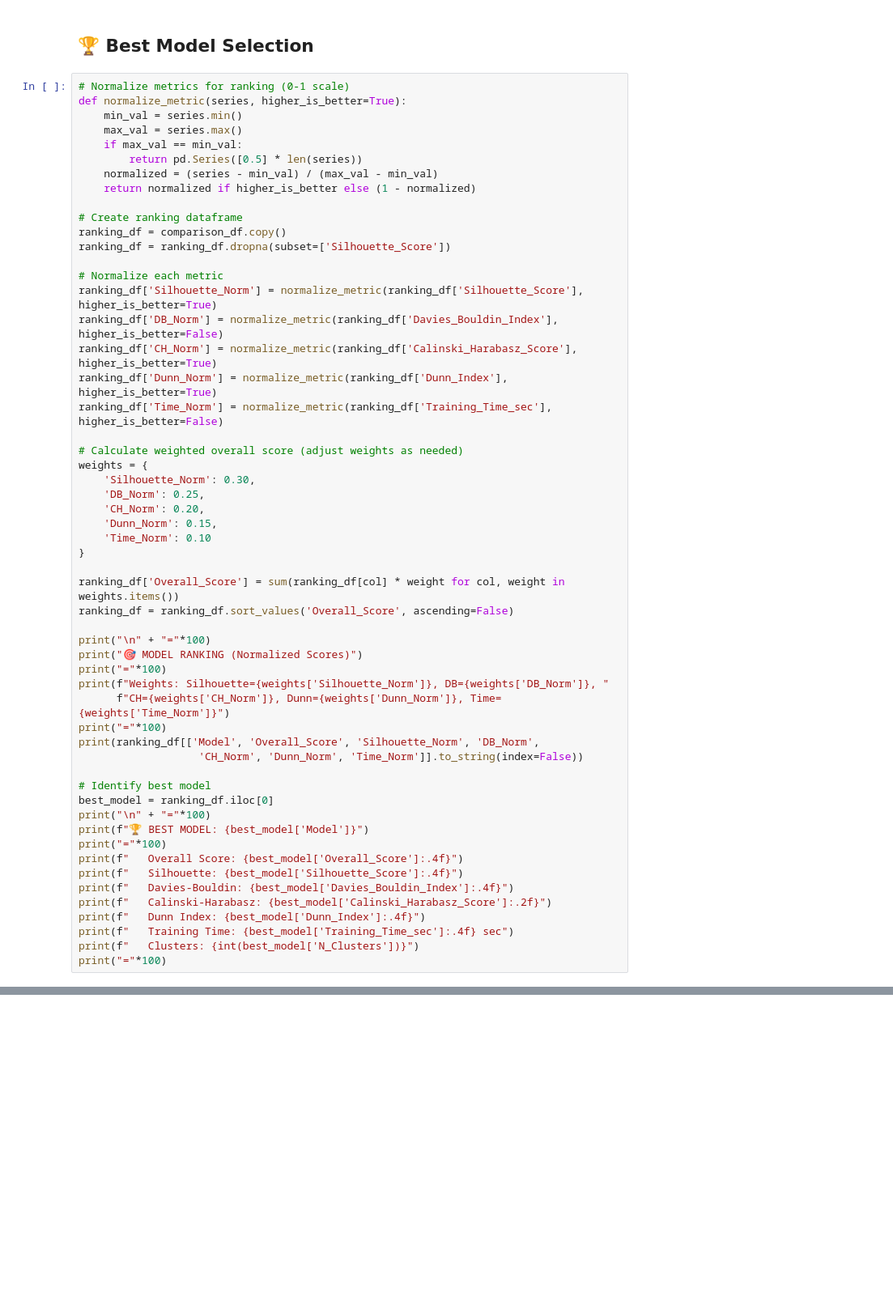
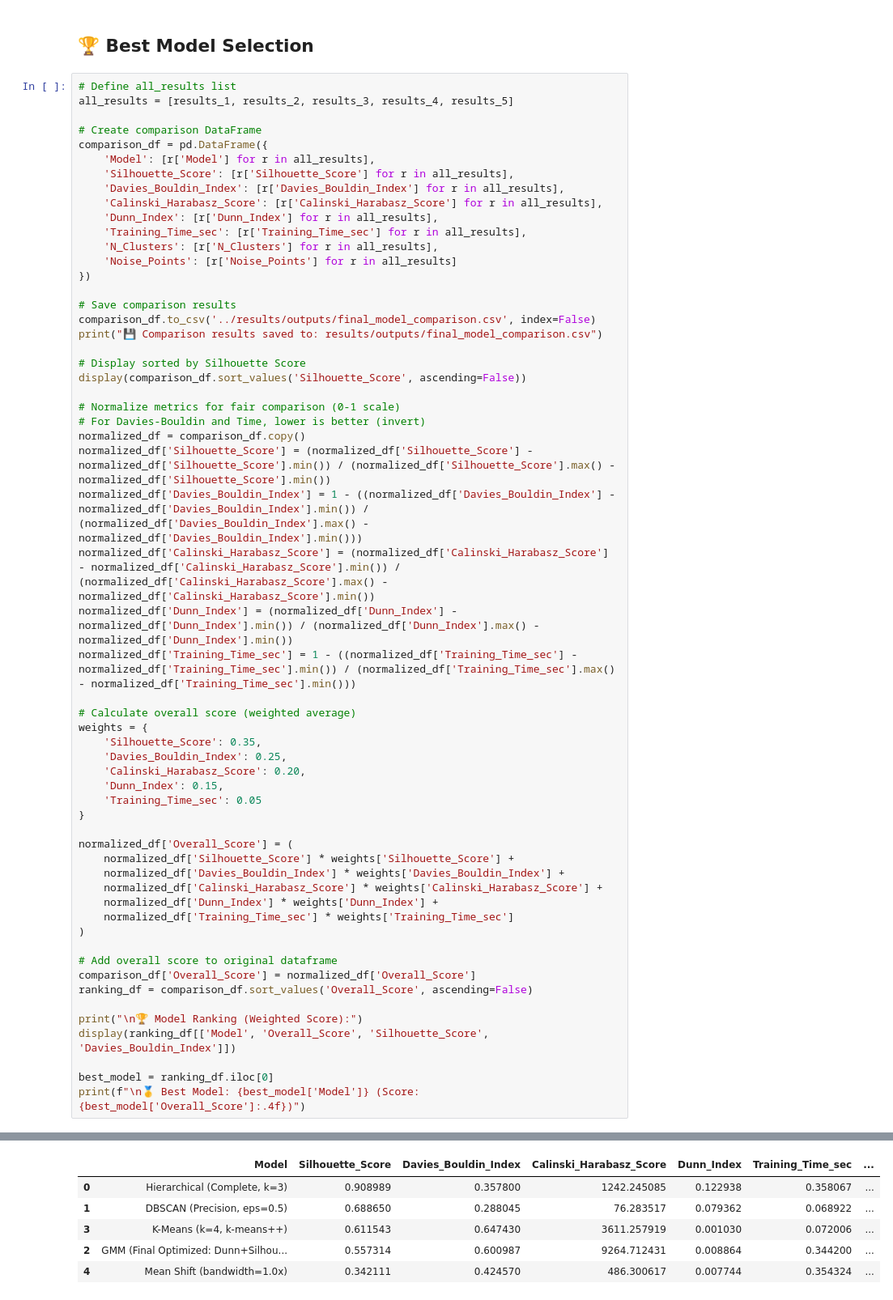
Before and after one commit to pasan2002/customer-segmentation-rfm-pipeline, a Jupyter notebook: src/final_model_comparison.ipynb, the cells around one changed output, grey strips where cells are left out. Shown at 81% size. Saved outputs shown, nothing was run; the diff lists cells and outputs as text; blank space fills up the shorter version.

```diff
--- a/src/final_model_comparison.ipynb
+++ b/src/final_model_comparison.ipynb
@@ -354,58 +354,61 @@ GMM (Final Optimized: Dunn+Silhouette)           3             0          0.5573
 # %% [markdown]
 ## 🏆 Best Model Selection
 # %%
-# Normalize metrics for ranking (0-1 scale)
-def normalize_metric(series, higher_is_better=True):
-    min_val = series.min()
-    max_val = series.max()
-    if max_val == min_val:
-        return pd.Series([0.5] * len(series))
-    normalized = (series - min_val) / (max_val - min_val)
-    return normalized if higher_is_better else (1 - normalized)
+# Define all_results list
+all_results = [results_1, results_2, results_3, results_4, results_5]
 
-# Create ranking dataframe
-ranking_df = comparison_df.copy()
-ranking_df = ranking_df.dropna(subset=['Silhouette_Score'])
+# Create comparison DataFrame
+comparison_df = pd.DataFrame({
+    'Model': [r['Model'] for r in all_results],
+    'Silhouette_Score': [r['Silhouette_Score'] for r in all_results],
+    'Davies_Bouldin_Index': [r['Davies_Bouldin_Index'] for r in all_results],
+    'Calinski_Harabasz_Score': [r['Calinski_Harabasz_Score'] for r in all_results],
+    'Dunn_Index': [r['Dunn_Index'] for r in all_results],
+    'Training_Time_sec': [r['Training_Time_sec'] for r in all_results],
+    'N_Clusters': [r['N_Clusters'] for r in all_results],
+    'Noise_Points': [r['Noise_Points'] for r in all_results]
+})
 
-# Normalize each metric
-ranking_df['Silhouette_Norm'] = normalize_metric(ranking_df['Silhouette_Score'], higher_is_better=True)
-ranking_df['DB_Norm'] = normalize_metric(ranking_df['Davies_Bouldin_Index'], higher_is_better=False)
-ranking_df['CH_Norm'] = normalize_metric(ranking_df['Calinski_Harabasz_Score'], higher_is_better=True)
-ranking_df['Dunn_Norm'] = normalize_metric(ranking_df['Dunn_Index'], higher_is_better=True)
-ranking_df['Time_Norm'] = normalize_metric(ranking_df['Training_Time_sec'], higher_is_better=False)
+# Save comparison results
+comparison_df.to_csv('../results/outputs/final_model_comparison.csv', index=False)
+print("💾 Comparison results saved to: results/outputs/final_model_comparison.csv")
 
-# Calculate weighted overall score (adjust weights as needed)
+# Display sorted by Silhouette Score
+display(comparison_df.sort_values('Silhouette_Score', ascending=False))
+
+# Normalize metrics for fair comparison (0-1 scale)
+# For Davies-Bouldin and Time, lower is better (invert)
+normalized_df = comparison_df.copy()
+normalized_df['Silhouette_Score'] = (normalized_df['Silhouette_Score'] - normalized_df['Silhouette_Score'].min()) / (normalized_df['Silhouette_Score'].max() - normalized_df['Silhouette_Score'].min())
+normalized_df['Davies_Bouldin_Index'] = 1 - ((normalized_df['Davies_Bouldin_Index'] - normalized_df['Davies_Bouldin_Index'].min()) / (normalized_df['Davies_Bouldin_Index'].max() - normalized_df['Davies_Bouldin_Index'].min()))
+normalized_df['Calinski_Harabasz_Score'] = (normalized_df['Calinski_Harabasz_Score'] - normalized_df['Calinski_Harabasz_Score'].min()) / (normalized_df['Calinski_Harabasz_Score'].max() - normalized_df['Calinski_Harabasz_Score'].min())
+normalized_df['Dunn_Index'] = (normalized_df['Dunn_Index'] - normalized_df['Dunn_Index'].min()) / (normalized_df['Dunn_Index'].max() - normalized_df['Dunn_Index'].min())
+normalized_df['Training_Time_sec'] = 1 - ((normalized_df['Training_Time_sec'] - normalized_df['Training_Time_sec'].min()) / (normalized_df['Training_Time_sec'].max() - normalized_df['Training_Time_sec'].min()))
+
+# Calculate overall score (weighted average)
 weights = {
-    'Silhouette_Norm': 0.30,
-    'DB_Norm': 0.25,
-    'CH_Norm': 0.20,
-    'Dunn_Norm': 0.15,
-    'Time_Norm': 0.10
+    'Silhouette_Score': 0.35,
+    'Davies_Bouldin_Index': 0.25,
+    'Calinski_Harabasz_Score': 0.20,
+    'Dunn_Index': 0.15,
+    'Training_Time_sec': 0.05
 }
 
-ranking_df['Overall_Score'] = sum(ranking_df[col] * weight for col, weight in weights.items())
-ranking_df = ranking_df.sort_values('Overall_Score', ascending=False)
+normalized_df['Overall_Score'] = (
+    normalized_df['Silhouette_Score'] * weights['Silhouette_Score'] +
+    normalized_df['Davies_Bouldin_Index'] * weights['Davies_Bouldin_Index'] +
+    normalized_df['Calinski_Harabasz_Score'] * weights['Calinski_Harabasz_Score'] +
+    normalized_df['Dunn_Index'] * weights['Dunn_Index'] +
+    normalized_df['Training_Time_sec'] * weights['Training_Time_sec']
+)
 
-print("\n" + "="*100)
-print("🎯 MODEL RANKING (Normalized Scores)")
-print("="*100)
-print(f"Weights: Silhouette={weights['Silhouette_Norm']}, DB={weights['DB_Norm']}, "
-      f"CH={weights['CH_Norm']}, Dunn={weights['Dunn_Norm']}, Time={weights['Time_Norm']}")
-print("="*100)
-print(ranking_df[['Model', 'Overall_Score', 'Silhouette_Norm', 'DB_Norm',
-                   'CH_Norm', 'Dunn_Norm', 'Time_Norm']].to_string(index=False))
+# Add overall score to original dataframe
+comparison_df['Overall_Score'] = normalized_df['Overall_Score']
+ranking_df = comparison_df.sort_values('Overall_Score', ascending=False)
 
-# Identify best model
+print("\n🏆 Model Ranking (Weighted Score):")
+display(ranking_df[['Model', 'Overall_Score', 'Silhouette_Score', 'Davies_Bouldin_Index']])
+
 best_model = ranking_df.iloc[0]
-print("\n" + "="*100)
-print(f"🏆 BEST MODEL: {best_model['Model']}")
-print("="*100)
-print(f"   Overall Score: {best_model['Overall_Score']:.4f}")
-print(f"   Silhouette: {best_model['Silhouette_Score']:.4f}")
-print(f"   Davies-Bouldin: {best_model['Davies_Bouldin_Index']:.4f}")
-print(f"   Calinski-Harabasz: {best_model['Calinski_Harabasz_Score']:.2f}")
-print(f"   Dunn Index: {best_model['Dunn_Index']:.4f}")
-print(f"   Training Time: {best_model['Training_Time_sec']:.4f} sec")
-print(f"   Clusters: {int(best_model['N_Clusters'])}")
-print("="*100)
+print(f"\n🥇 Best Model: {best_model['Model']} (Score: {best_model['Overall_Score']:.4f})")
 # %% [output]
@@ -428,0 +416,6 @@ GMM (Final Optimized: Dunn+Silhouette)       0.377690         0.379629 0.129229
+|  | Model | Silhouette_Score | Davies_Bouldin_Index | Calinski_Harabasz_Score | Dunn_Index | Training_Time_sec | ... |
+| 0 | Hierarchical (Complete, k=3) | 0.908989 | 0.357800 | 1242.245085 | 0.122938 | 0.358067 | ... |
+| 1 | DBSCAN (Precision, eps=0.5) | 0.688650 | 0.288045 | 76.283517 | 0.079362 | 0.068922 | ... |
+| 3 | K-Means (k=4, k-means++) | 0.611543 | 0.647430 | 3611.257919 | 0.001030 | 0.072006 | ... |
+| 2 | GMM (Final Optimized: Dunn+Silhou... | 0.557314 | 0.600987 | 9264.712431 | 0.008864 | 0.344200 | ... |
+| 4 | Mean Shift (bandwidth=1.0x) | 0.342111 | 0.424570 | 486.300617 | 0.007744 | 0.354324 | ... |
```
Also changed, not shown: parts of 9 cells of this notebook, 5 other files.
